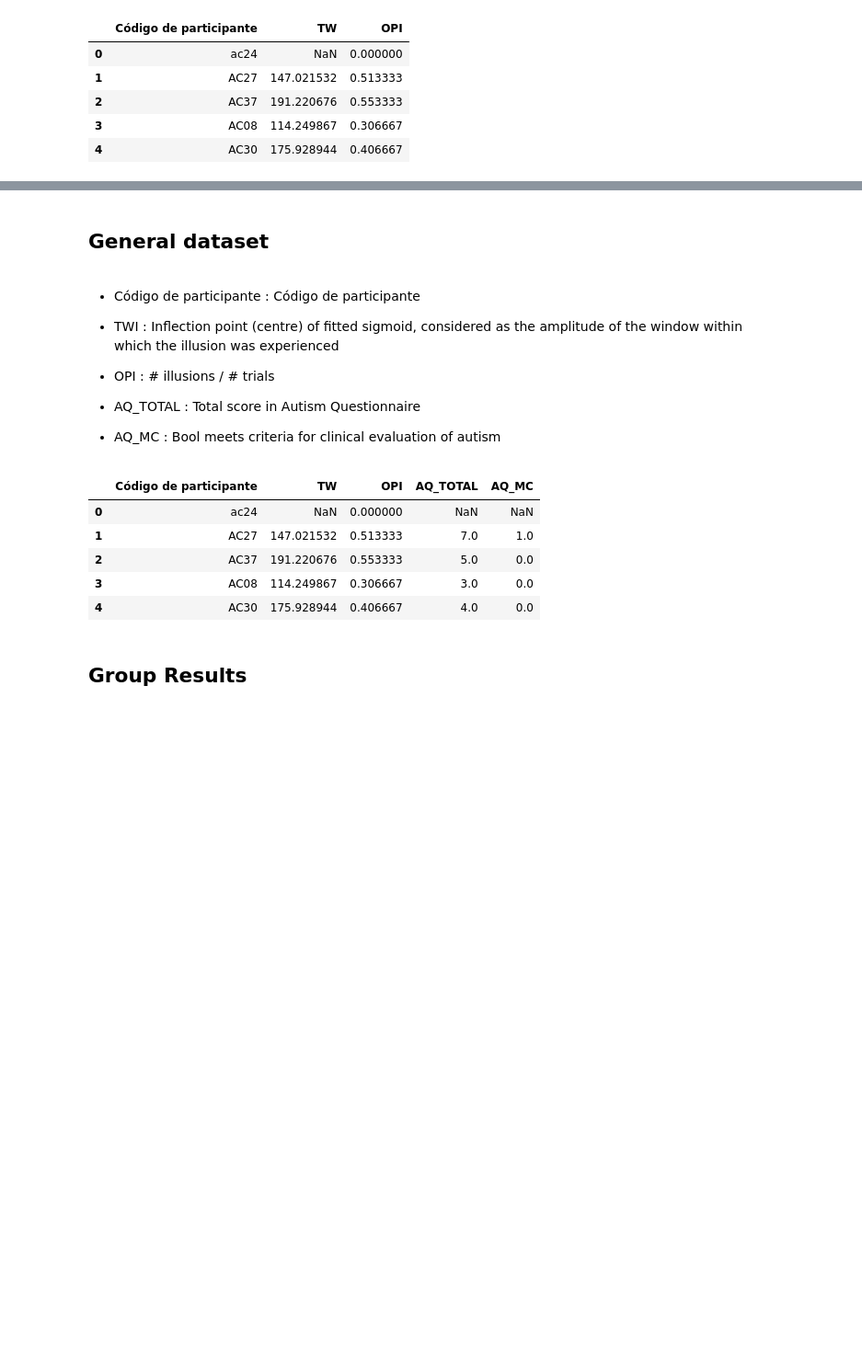
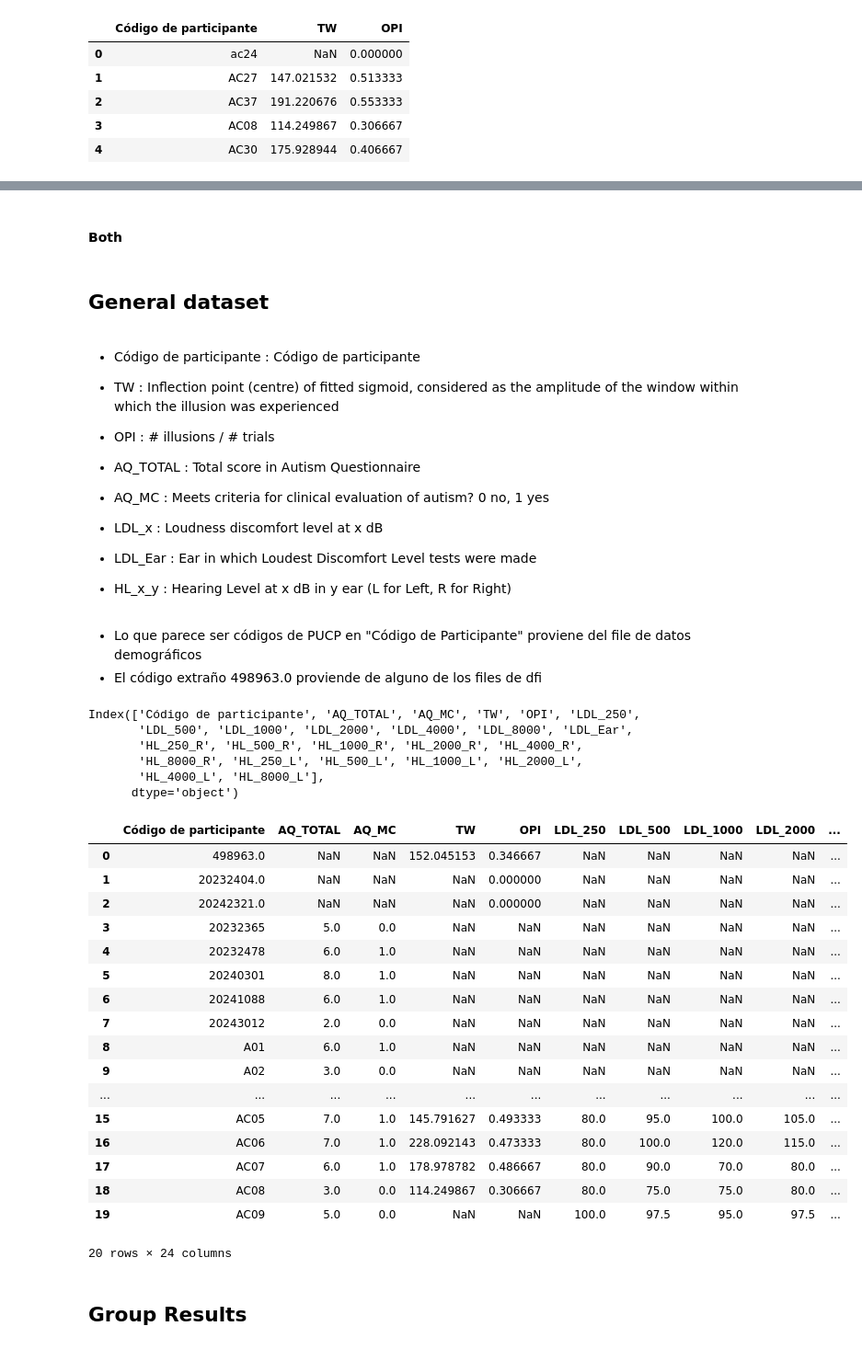
Before and after one commit to camila-maura/GIFTED-DFI, a Jupyter notebook: GIFTED_DFI_Data_Analysis.ipynb, the cells around one changed output, grey strips where cells are left out. Shown at 92% size. Saved outputs shown, nothing was run; the diff lists cells and outputs as text; code cells hidden in the pictures; blank space fills up the shorter version.

```diff
--- a/GIFTED_DFI_Data_Analysis.ipynb
+++ b/GIFTED_DFI_Data_Analysis.ipynb
@@ -317,0 +358,3 @@ df_dfi.head(5)
+# %%
+data_pure_tone_R = data_pure_tone[data_pure_tone["Ear"] == "R"]
+data_pure_tone_R
@@ -317,0 +375,12 @@ df_dfi.head(5)
+# %%
+# Reshape table
+pivot_pure_tone_R = pd.pivot_table(data_pure_tone_R, values='Hearing Level (dB)', index="Participant ID", columns=["Frequency (Hz)", "Ear"])
+pivot_pure_tone_R.reset_index(inplace=True)
+pivot_pure_tone_R.columns = ["Participant ID", 200, 500, 1000, 2000, 4000, 8000]
+df_pure_tone_R = pivot_pure_tone_R
+
+# Assign appropriate names
+df_pure_tone_R.columns = ["Código de participante", "HL_250_R","HL_500_R",
+                  "HL_1000_R","HL_2000_R","HL_4000_R","HL_8000_R"]
+
+df_pure_tone_R.head(5)
@@ -318,23 +394,56 @@ df_dfi.head(5)
+# %% [markdown]
+#### Both
+# %%
+df_pure_tones = pd.merge(df_pure_tone_R,df_pure_tone_L, on = "Código de participante",how="outer")
 # %% [markdown]
 ## General dataset
 # %% [markdown]
 - Código de participante : Código de participante
 
-- TWI : Inflection point (centre) of fitted sigmoid, considered as the amplitude of the window within which the illusion was experienced
+- TW : Inflection point (centre) of fitted sigmoid, considered as the amplitude of the window within which the illusion was experienced
 - OPI : # illusions / # trials
 
 - AQ_TOTAL : Total score in Autism Questionnaire
-- AQ_MC : Bool meets criteria for clinical evaluation of autism
+- AQ_MC : Meets criteria for clinical evaluation of autism? 0 no, 1 yes
+- LDL_x : Loudness discomfort level at x dB
+- LDL_Ear : Ear in which Loudest Discomfort Level tests were made
+- HL_x_y : Hearing Level at x dB in y ear (L for Left, R for Right)
-# %%
-df = pd.merge(df_dfi,df_aq, on = "Código de participante",how="left")
-df.head(5)
-# %% [output]
-|  | Código de participante | TW | OPI | AQ_TOTAL | AQ_MC |
-| 0 | ac24 | NaN | 0.000000 | NaN | NaN |
-| 1 | AC27 | 147.021532 | 0.513333 | 7.0 | 1.0 |
-| 2 | AC37 | 191.220676 | 0.553333 | 5.0 | 0.0 |
-| 3 | AC08 | 114.249867 | 0.306667 | 3.0 | 0.0 |
-| 4 | AC30 | 175.928944 | 0.406667 | 4.0 | 0.0 |
+# %% [markdown]
+- Lo que parece ser códigos de PUCP en "Código de Participante" proviene del file de datos demográficos
+- El código extraño 498963.0 proviende de alguno de los files de dfi
+# %%
+df = pd.merge(df_aq,df_dfi, on = "Código de participante",how="outer")
+df = pd.merge(df,df_ldl, on = "Código de participante",how="outer")
+df = pd.merge(df,df_pure_tones, on = "Código de participante",how="outer")
+df.columns
+# %% [output]
+Index(['Código de participante', 'AQ_TOTAL', 'AQ_MC', 'TW', 'OPI', 'LDL_250',
+       'LDL_500', 'LDL_1000', 'LDL_2000', 'LDL_4000', 'LDL_8000', 'LDL_Ear',
+       'HL_250_R', 'HL_500_R', 'HL_1000_R', 'HL_2000_R', 'HL_4000_R',
+       'HL_8000_R', 'HL_250_L', 'HL_500_L', 'HL_1000_L', 'HL_2000_L',
+       'HL_4000_L', 'HL_8000_L'],
+      dtype='object')
+# %%
+df.head(20)
+# %% [output]
+|  | Código de participante | AQ_TOTAL | AQ_MC | TW | OPI | LDL_250 | LDL_500 | LDL_1000 | LDL_2000 | ... |
+| 0 | 498963.0 | NaN | NaN | 152.045153 | 0.346667 | NaN | NaN | NaN | NaN | ... |
+| 1 | 20232404.0 | NaN | NaN | NaN | 0.000000 | NaN | NaN | NaN | NaN | ... |
+| 2 | 20242321.0 | NaN | NaN | NaN | 0.000000 | NaN | NaN | NaN | NaN | ... |
+| 3 | 20232365 | 5.0 | 0.0 | NaN | NaN | NaN | NaN | NaN | NaN | ... |
+| 4 | 20232478 | 6.0 | 1.0 | NaN | NaN | NaN | NaN | NaN | NaN | ... |
+| 5 | 20240301 | 8.0 | 1.0 | NaN | NaN | NaN | NaN | NaN | NaN | ... |
+| 6 | 20241088 | 6.0 | 1.0 | NaN | NaN | NaN | NaN | NaN | NaN | ... |
+| 7 | 20243012 | 2.0 | 0.0 | NaN | NaN | NaN | NaN | NaN | NaN | ... |
+| 8 | A01 | 6.0 | 1.0 | NaN | NaN | NaN | NaN | NaN | NaN | ... |
+| 9 | A02 | 3.0 | 0.0 | NaN | NaN | NaN | NaN | NaN | NaN | ... |
+| ... | ... | ... | ... | ... | ... | ... | ... | ... | ... | ... |
+| 15 | AC05 | 7.0 | 1.0 | 145.791627 | 0.493333 | 80.0 | 95.0 | 100.0 | 105.0 | ... |
+| 16 | AC06 | 7.0 | 1.0 | 228.092143 | 0.473333 | 80.0 | 100.0 | 120.0 | 115.0 | ... |
+| 17 | AC07 | 6.0 | 1.0 | 178.978782 | 0.486667 | 80.0 | 90.0 | 70.0 | 80.0 | ... |
+| 18 | AC08 | 3.0 | 0.0 | 114.249867 | 0.306667 | 80.0 | 75.0 | 75.0 | 80.0 | ... |
+| 19 | AC09 | 5.0 | 0.0 | NaN | NaN | 100.0 | 97.5 | 95.0 | 97.5 | ... |
+20 rows × 24 columns
 # %% [markdown]
 ## Group Results
 # %%
```
Also changed, not shown: parts of 18 cells of this notebook.
